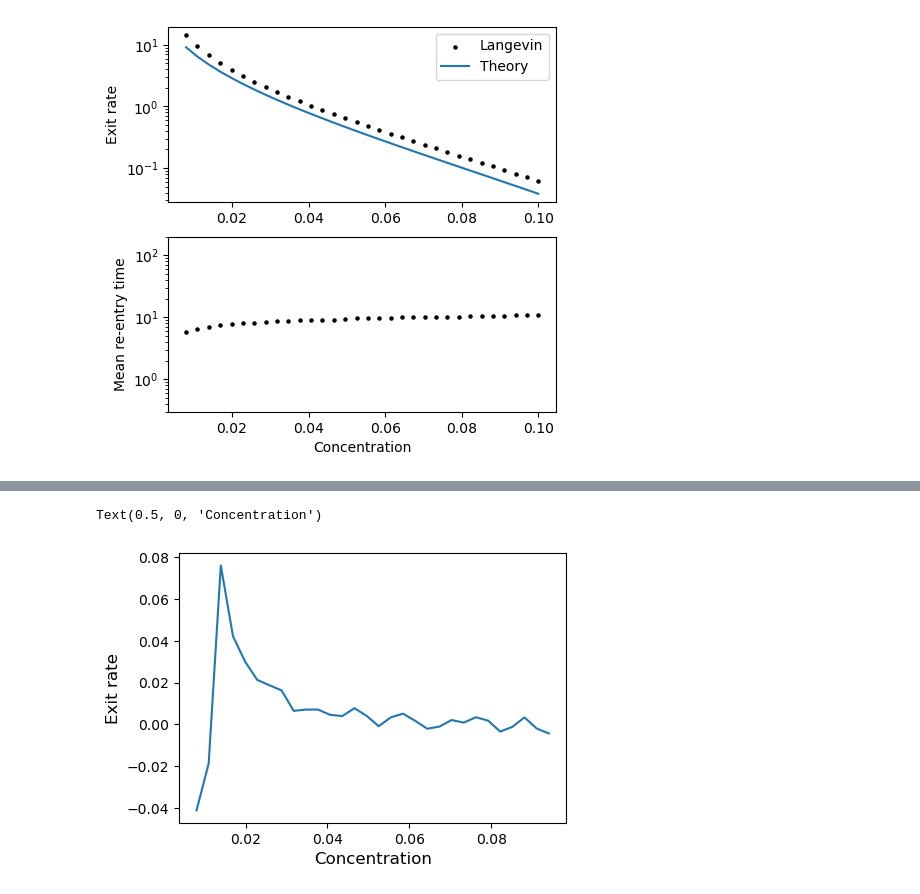
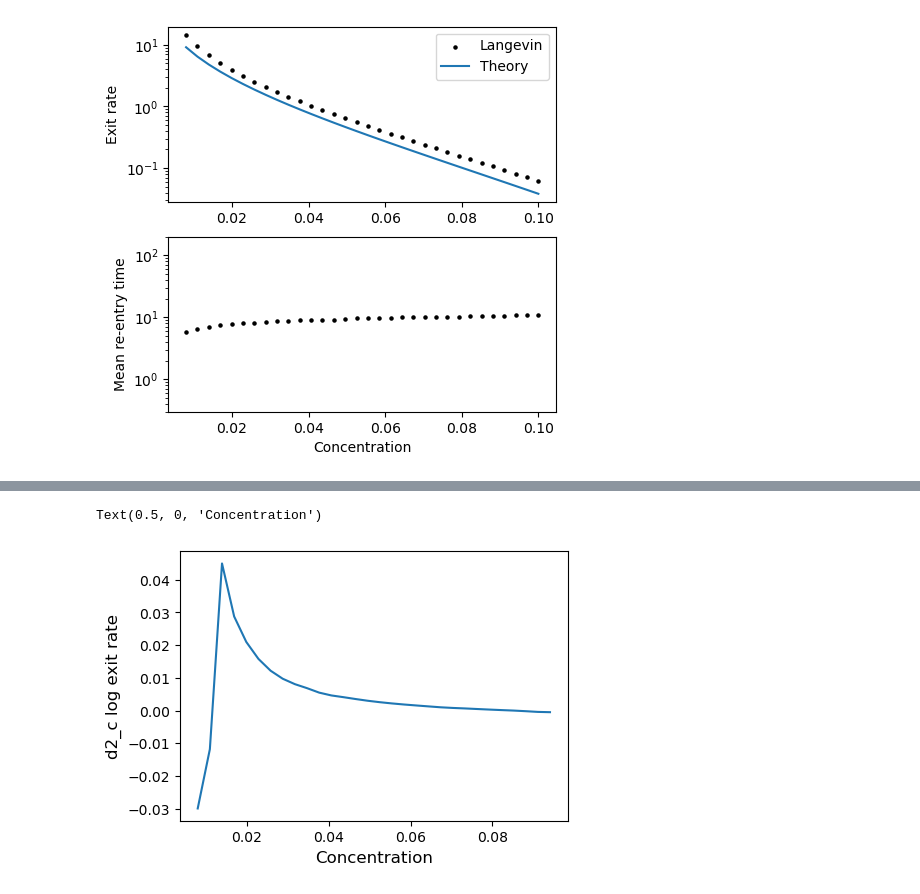
Before and after one commit to ta-rekt/Droplet, a Jupyter notebook: viz-rouse.ipynb, the cells around one changed output, grey strips where cells are left out. Drawn from its saved outputs; the diff is of its cells as text; code cells hidden in the pictures.

```diff
--- a/viz-rouse.ipynb
+++ b/viz-rouse.ipynb
@@ -983,14 +1009,14 @@ ax.axhline(y=phi_local)
 # %%
 fig, ax = plt.subplots(1, 1, figsize=(5, 3.5))
 
-k_vals = k_exit_vals
+k_vals = k_kramers_vals
 d_exit_vals = np.gradient(k_vals)
 d2_exit_vals = np.gradient(np.gradient(k_vals))
 d2_log_exit_vals = d2_exit_vals/k_vals - (d_exit_vals/k_vals)**2
 
 ax.plot(concentrations[:-2], d2_log_exit_vals[:-2])
-ax.set_ylabel("Exit rate", fontsize=12)
+ax.set_ylabel("d2_c log exit rate", fontsize=12)
 ax.set_xlabel("Concentration", fontsize=12)
 # %% [output]
 Text(0.5, 0, 'Concentration')
-[figure, old version]
+[figure, new version]
```
Also changed, not shown: parts of 3 cells of this notebook, 5 other files.
